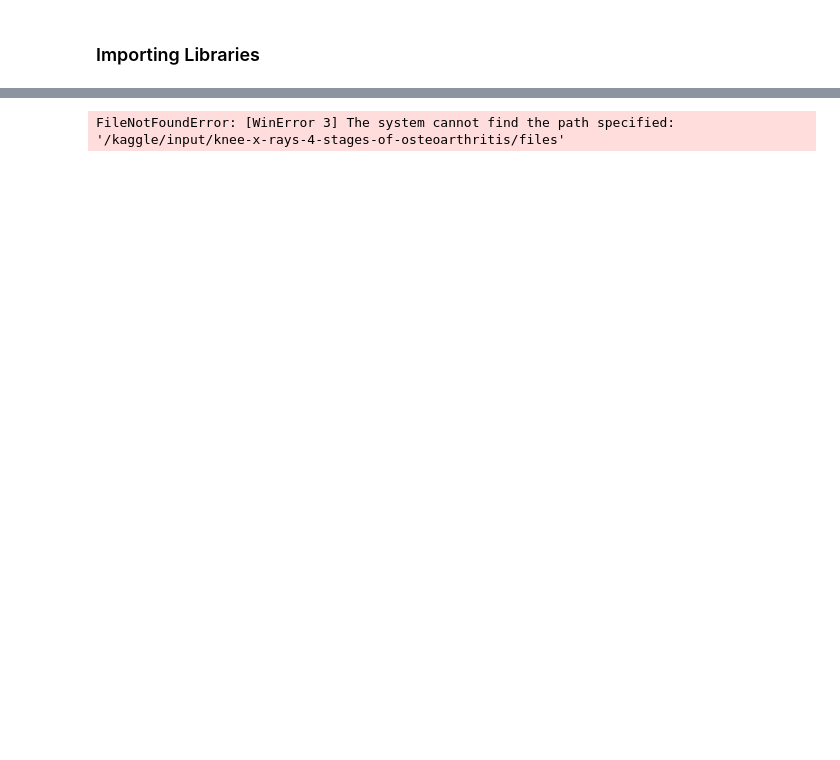
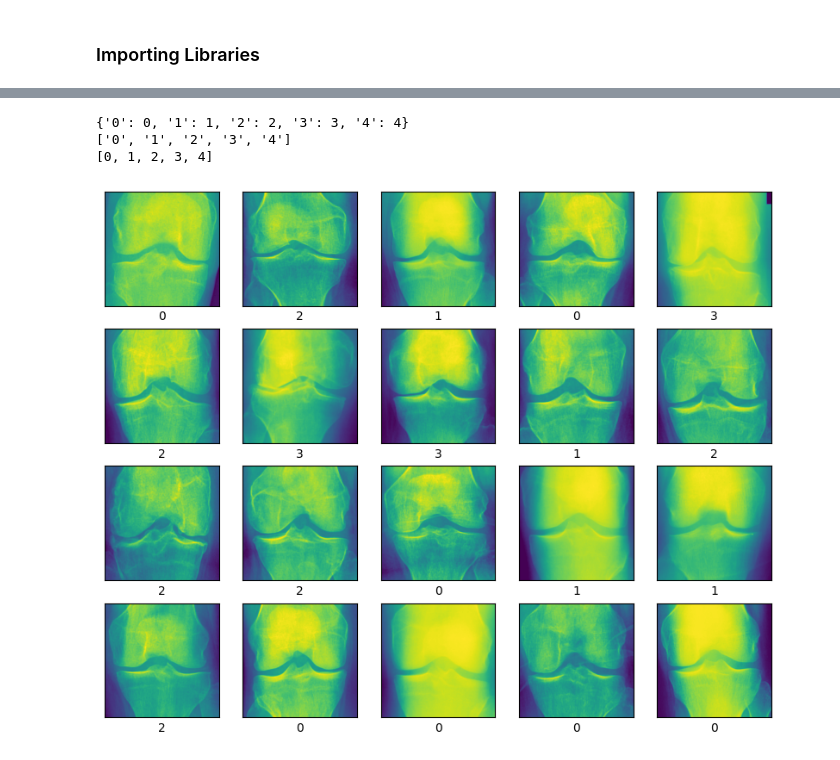
Before and after one commit to TanushJadhav/Predicting-Stages-of-Osteoarthritis, a Jupyter notebook: Prediction_Notebook.ipynb, the cells around one changed output, grey strips where cells are left out. Saved outputs shown, nothing was run; the diff lists cells and outputs as text; code cells hidden in the pictures; blank space fills up the shorter version.

```diff
--- a/Prediction_Notebook.ipynb
+++ b/Prediction_Notebook.ipynb
@@ -59,12 +16,54 @@ data_gen = ImageDataGenerator(
-# %%
-# Generate data batches
-batch_size = 32
-
-train_generator = data_gen.flow_from_directory('/kaggle/input/knee-x-rays-4-stages-of-osteoarthritis/files',
-    target_size=(224, 224),
-    batch_size=batch_size,
-    class_mode='categorical',
-    shuffle=True
-)
-# %% [output]
-FileNotFoundError: [WinError 3] The system cannot find the path specified: '/kaggle/input/knee-x-rays-4-stages-of-osteoarthritis/files'
+# %%
+data_path ='Dataset/val'
+categories = os.listdir(data_path)
+labels=[i for i in range(len(categories))]
+
+label_dict=dict(zip(categories,labels)) #empty dictionary
+print(label_dict)
+print(categories)
+print(labels)
+# %% [output]
+{'0': 0, '1': 1, '2': 2, '3': 3, '4': 4}
+['0', '1', '2', '3', '4']
+[0, 1, 2, 3, 4]
+# %%
+img_size=256
+data=[]
+label=[]
+
+for category in categories:
+    folder_path=os.path.join(data_path,category)
+    img_names=os.listdir(folder_path)
+
+    for img_name in img_names:
+        img_path=os.path.join(folder_path,img_name)
+        img=cv2.imread(img_path)
+        try:
+            gray = cv2.cvtColor(img, cv2.COLOR_BGR2GRAY)
+            resized=cv2.resize(gray,(img_size,img_size))
+            #resizing the image  into 256 x 256, since we need a fixed common size for all the images in the dataset
+            data.append(resized)
+            label.append(label_dict[category])
+            #appending the image and the label(categorized) into the list (dataset)
+        except Exception as e:
+            print('Exception:',e)
+            #if any exception rasied, the exception will be printed here. And pass to the next image
+# %%
+data=np.array(data)/255.0
+data=np.reshape(data,(data.shape[0],img_size,img_size,1))
+label=np.array(label)
+
+new_label=np_utils.to_categorical(label)
+# %%
+x_train,x_test,y_train,y_test=train_test_split(data,new_label,test_size=0.1)
+plt.figure(figsize=(10,10))
+for i in range(20):
+    plt.subplot(5,5,i+1)
+    plt.xticks([])
+    plt.yticks([])
+    plt.grid(False)
+    plt.imshow(np.squeeze(x_test[i]))
+    plt.xlabel(categories[np.argmax(y_test[i])])
+plt.show()
+# %% [output]
+[figure, added]
```
Also changed, not shown: parts of 9 cells of this notebook.
